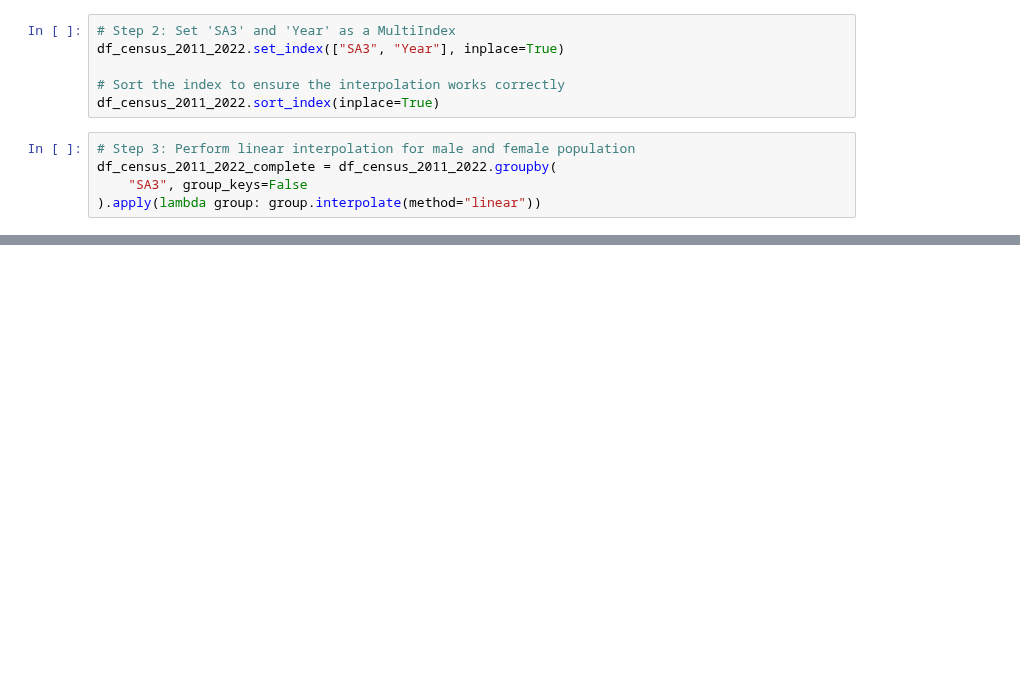
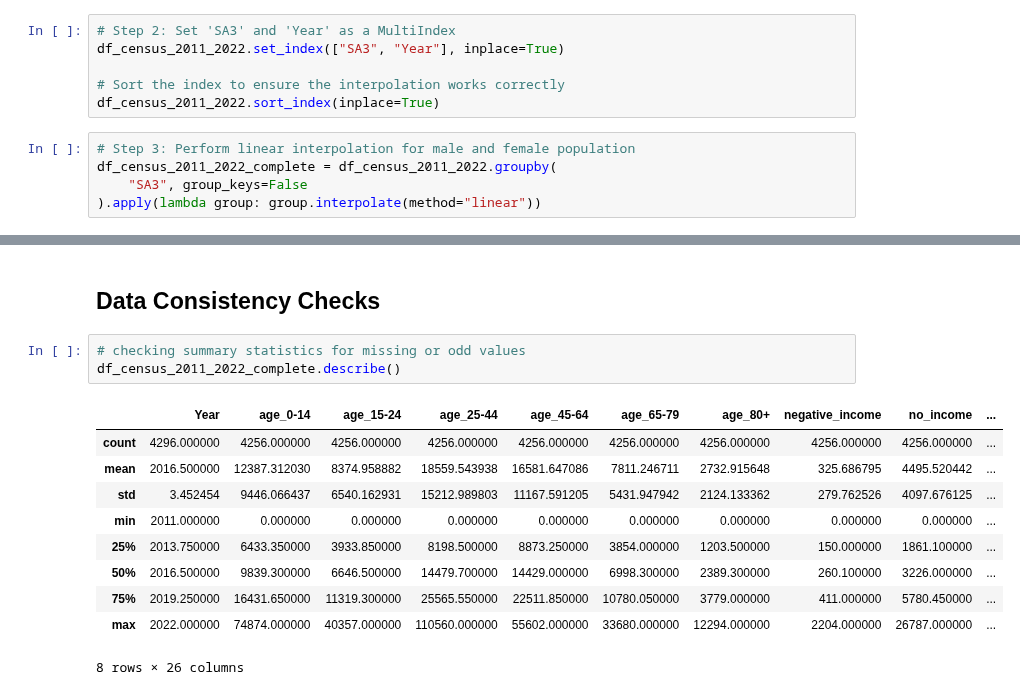
Before and after one commit to jiniep/mbs_analysis, a Jupyter notebook: scripts/5_census_years_imputation.ipynb, the cells around one changed output, grey strips where cells are left out. Cells and saved outputs as stored; diff of their text form; blank space fills up the shorter version.

```diff
--- a/scripts/5_census_years_imputation.ipynb
+++ b/scripts/5_census_years_imputation.ipynb
@@ -483,0 +506,16 @@ df_census_2011_2022_complete.head(20)
+# %% [markdown]
+## Data Consistency Checks
+# %%
+# checking summary statistics for missing or odd values
+df_census_2011_2022_complete.describe()
+# %% [output]
+|  | Year | age_0-14 | age_15-24 | age_25-44 | age_45-64 | age_65-79 | age_80+ | negative_income | no_income | ... |
+| count | 4296.000000 | 4256.000000 | 4256.000000 | 4256.000000 | 4256.000000 | 4256.000000 | 4256.000000 | 4256.000000 | 4256.000000 | ... |
+| mean | 2016.500000 | 12387.312030 | 8374.958882 | 18559.543938 | 16581.647086 | 7811.246711 | 2732.915648 | 325.686795 | 4495.520442 | ... |
+| std | 3.452454 | 9446.066437 | 6540.162931 | 15212.989803 | 11167.591205 | 5431.947942 | 2124.133362 | 279.762526 | 4097.676125 | ... |
+| min | 2011.000000 | 0.000000 | 0.000000 | 0.000000 | 0.000000 | 0.000000 | 0.000000 | 0.000000 | 0.000000 | ... |
+| 25% | 2013.750000 | 6433.350000 | 3933.850000 | 8198.500000 | 8873.250000 | 3854.000000 | 1203.500000 | 150.000000 | 1861.100000 | ... |
+| 50% | 2016.500000 | 9839.300000 | 6646.500000 | 14479.700000 | 14429.000000 | 6998.300000 | 2389.300000 | 260.100000 | 3226.000000 | ... |
+| 75% | 2019.250000 | 16431.650000 | 11319.300000 | 25565.550000 | 22511.850000 | 10780.050000 | 3779.000000 | 411.000000 | 5780.450000 | ... |
+| max | 2022.000000 | 74874.000000 | 40357.000000 | 110560.000000 | 55602.000000 | 33680.000000 | 12294.000000 | 2204.000000 | 26787.000000 | ... |
+8 rows × 26 columns
```
Also changed, not shown: parts of 14 cells of this notebook, 8 other files.
